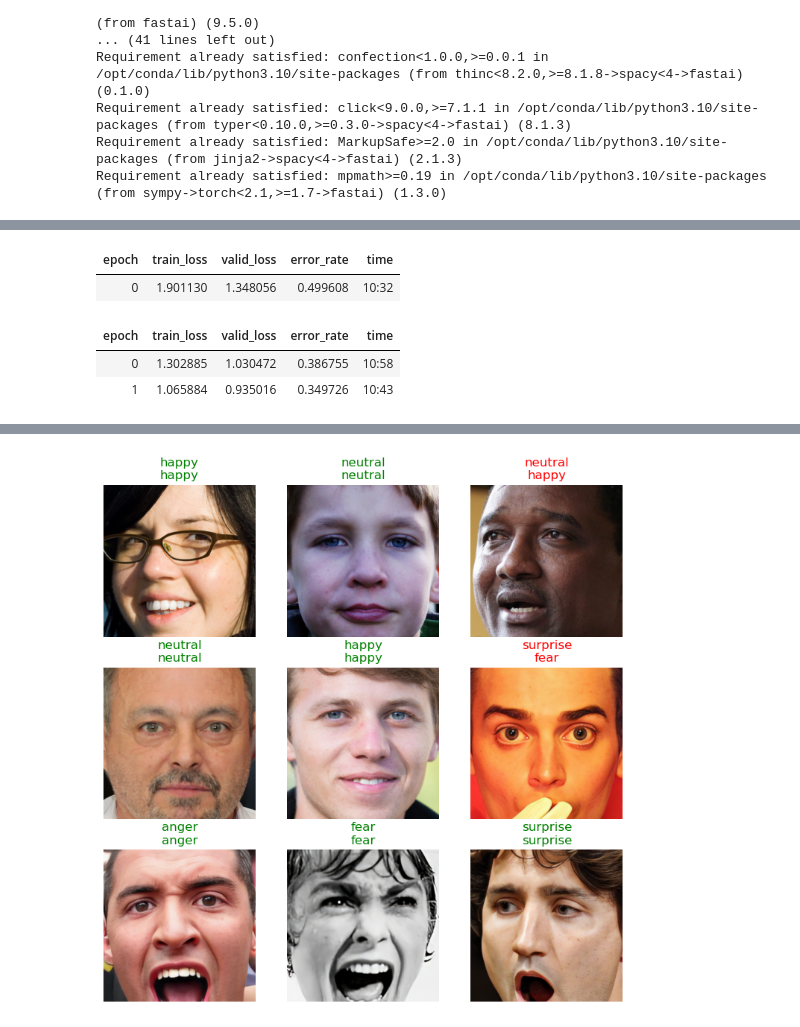
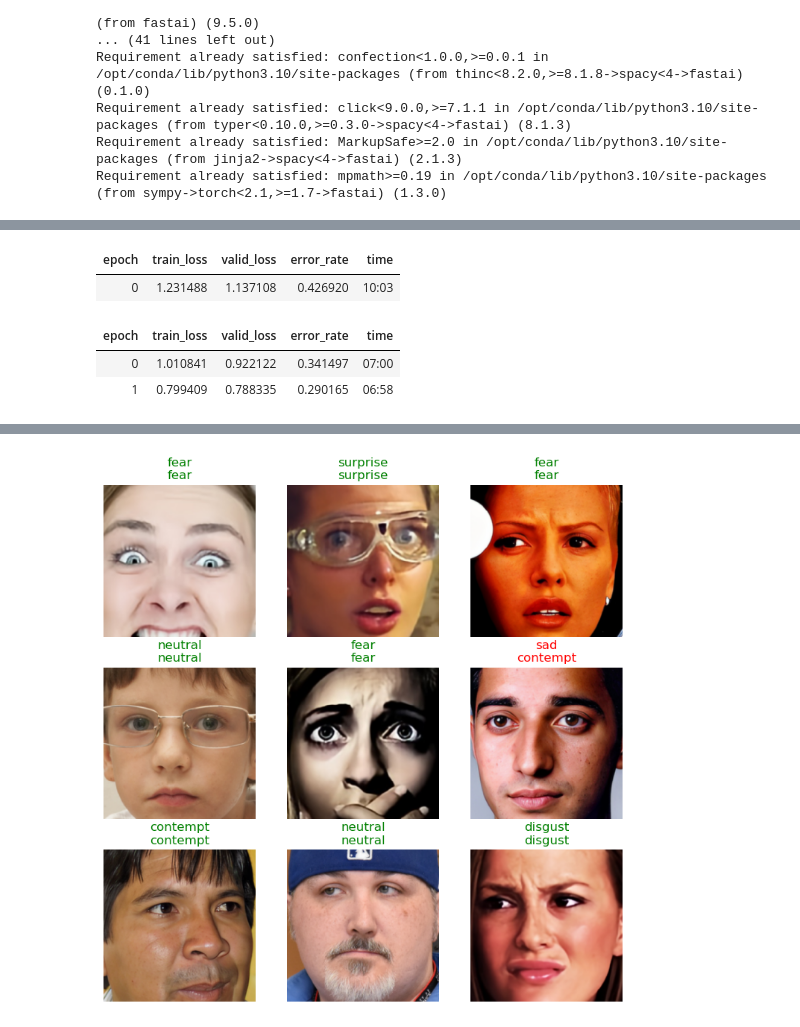
Before and after one commit to arielbk/facial-expressions, a Jupyter notebook: facial-recognition.ipynb, the cells around one changed output, grey strips where cells are left out. Cells and saved outputs as stored; diff of their text form; code cells hidden in the pictures.

```diff
--- a/facial-recognition.ipynb
+++ b/facial-recognition.ipynb
@@ -51,7 +54,7 @@ def label_func(filepath):
 files = get_image_files(path)
 
 # Define any data augmentation or preprocessing
-item_tfms = Resize(460)
+item_tfms = Resize(224)
 batch_tfms = aug_transforms(size=224)
 
 # Create the ImageDataLoaders object
@@ -59,7 +62,7 @@ faces = ImageDataLoaders.from_path_func(
     path, files, label_func,
     item_tfms=item_tfms,
     #! this will not run on m1 mac
-    # batch_tfms=batch_tfms
+    batch_tfms=batch_tfms
 )
 
 faces.show_batch()
@@ -76,11 +82,11 @@ SuggestedLRs(valley=0.0008317637839354575)
 # %%
-learn.fine_tune(2, 8e-4) # train the model
+learn.fine_tune(2, 3e-3) # train the model
 learn.show_results() # check the results
 # %% [output]
 | epoch | train_loss | valid_loss | error_rate | time |
-| 0 | 1.901130 | 1.348056 | 0.499608 | 10:32 |
+| 0 | 1.231488 | 1.137108 | 0.426920 | 10:03 |
 | epoch | train_loss | valid_loss | error_rate | time |
-| 0 | 1.302885 | 1.030472 | 0.386755 | 10:58 |
-| 1 | 1.065884 | 0.935016 | 0.349726 | 10:43 |
+| 0 | 1.010841 | 0.922122 | 0.341497 | 07:00 |
+| 1 | 0.799409 | 0.788335 | 0.290165 | 06:58 |
 [interactive output not drawn]
-[figure, old version]
+[figure, new version]
```
Also changed, not shown: parts of 8 cells of this notebook.
